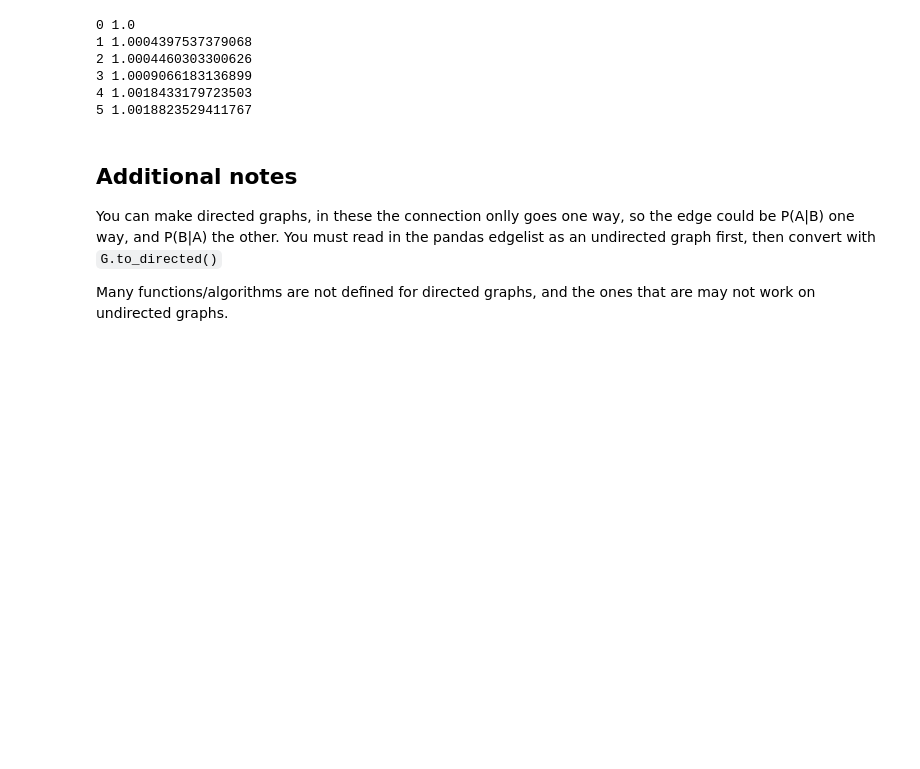
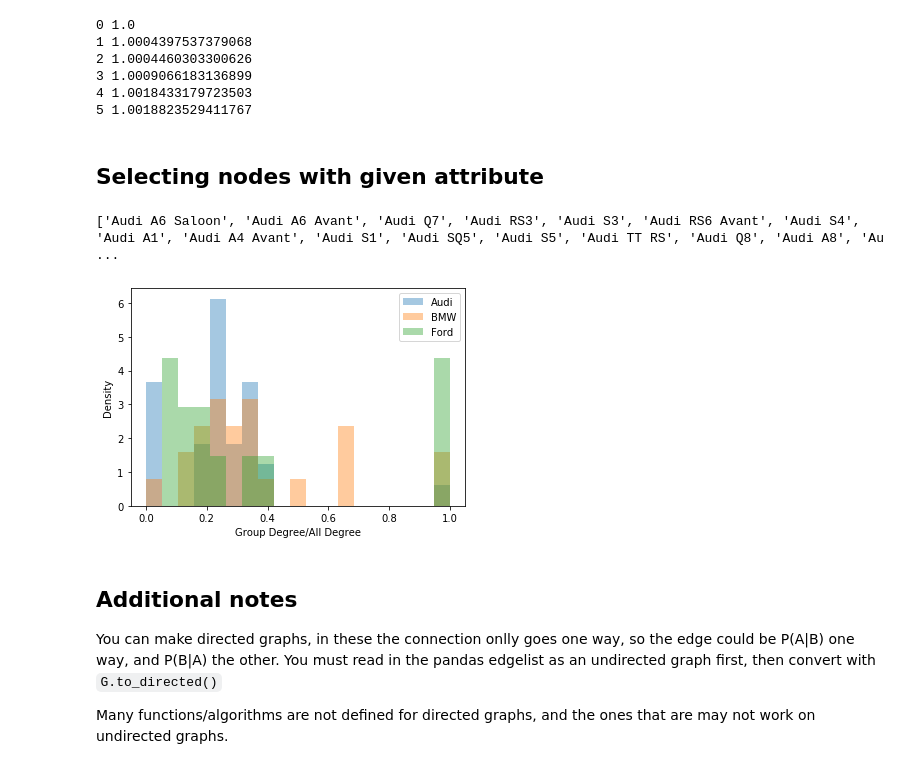
Before and after one commit to thomas-armitage-at/JBCA_Hack_Night_2019, a Jupyter notebook: Getting_started_notebook.ipynb, the cells around one changed output. Saved outputs shown, nothing was run; the diff lists cells and outputs as text; code cells hidden in the pictures; blank space fills up the shorter version.

Commit message:
Added subgraph selection example

```diff
--- a/Getting_started_notebook.ipynb
+++ b/Getting_started_notebook.ipynb
@@ -295,6 +295,48 @@ for ii,rc in enumerate(rc_coeffs.values()):
 3 1.0009066183136899
 4 1.0018433179723503
 5 1.0018823529411767
+# %% [markdown]
+## Selecting nodes with given attribute
+# %%
+# Select all nodes where the group attraibute == 'Audi'
+selected_nodes = [n for n,v in G.nodes(data=True) if v['group'] == 'Audi']
+Audi_graph = G.subgraph(selected_nodes)
+print(Audi_graph.nodes)
+# %% [output]
+['Audi A6 Saloon', 'Audi A6 Avant', 'Audi Q7', 'Audi RS3', 'Audi S3', 'Audi RS6 Avant', 'Audi S4', 'Audi A1', 'Audi A4 Avant', 'Audi S1', 'Audi SQ5', 'Audi S5', 'Audi TT RS', 'Audi Q8', 'Audi A8', 'Au ...
+# %%
+# Look at the degree of nodes within a group (brand) relative to the degree of the nodes
+# connected to all nodes
+def degree_reduction(G,group='Audi'):
+
+    sub_nodes = [n for n,v in G.nodes(data=True) if v['group'] == group]
+    brand_graph = G.subgraph(sub_nodes)
+
+    brand_self = []
+    brand_all = []
+    brand_key = []
+    for k, d in G.degree:
+        if group in k:
+            brand_self.append(brand_graph.degree[k])
+            brand_all.append(G.degree[k])
+            brand_key.append(k)
+
+    deg_ratio = np.array(brand_self)/np.array(brand_all)
+    return deg_ratio,brand_key
+
+fig, ax = plt.subplots()
+bins = np.linspace(0,1,20)
+for i in ['Audi','BMW','Ford']:
+    deg_ratio,brand_key = degree_reduction(G,group=i)
+    ax.hist(deg_ratio,bins=bins,alpha=0.4,density=True,label=i)
+
+ax.set_xlabel('Group Degree/All Degree')
+ax.set_ylabel('Density')
+ax.legend()
+plt.show(fig)
+plt.close(fig)
+# %% [output]
+[figure, added]
 # %% [markdown]
 ## Additional notes
 
```
Also changed, not shown: 1 other file.
